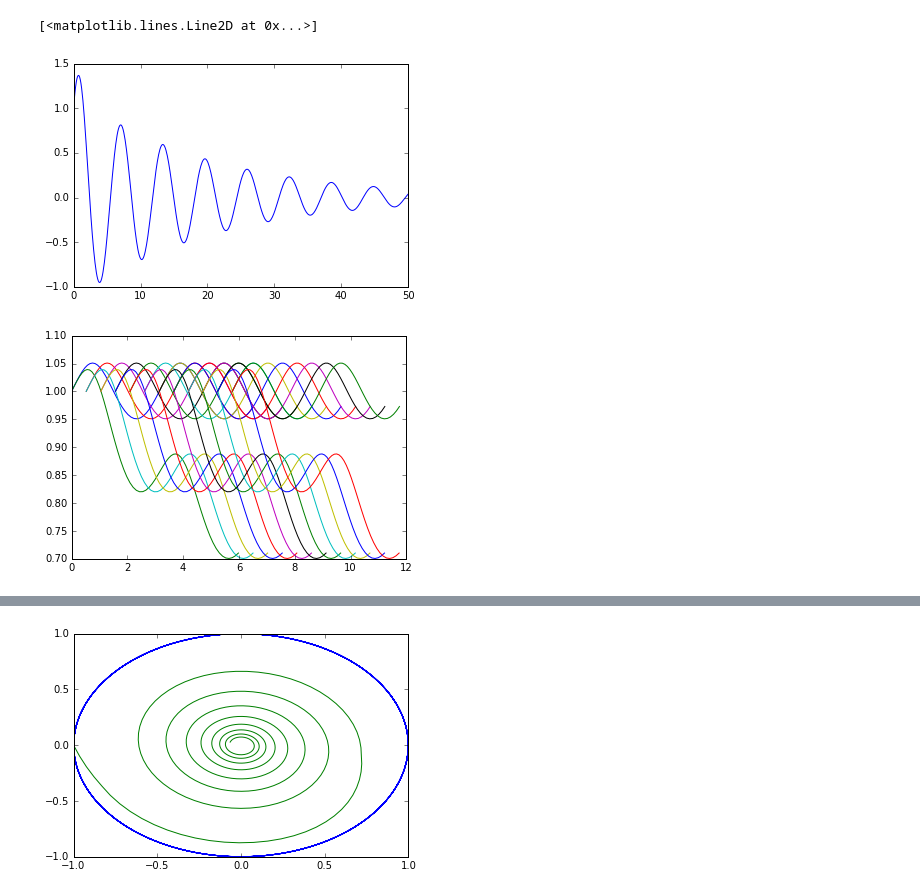
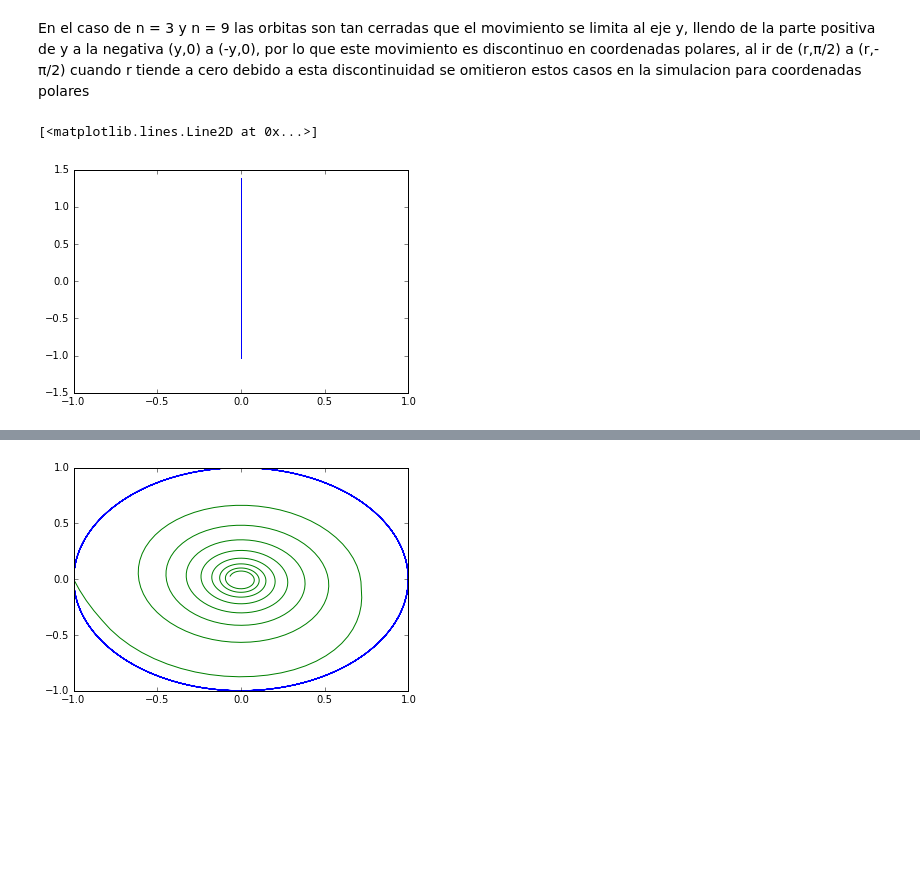
Before and after one commit to hugosl/Examen_1, a Jupyter notebook: Examen1.1.ipynb, the cells around one changed output, grey strips where cells are left out. Saved outputs shown, nothing was run; the diff lists cells and outputs as text; code cells hidden in the pictures; blank space fills up the shorter version.

```diff
--- a/Examen1.1.ipynb
+++ b/Examen1.1.ipynb
@@ -71,15 +79,11 @@ plot(t,sol_fv[:,0])
-# %%
-plot(t,sol_fv[:,1])
-# %% [output]
-[<matplotlib.lines.Line2D at 0x...>]
-[figure, removed]
-# %%
-for j in range(12):
-    p = [1,(j*pi)/6,.1,1]
-    t,sol_idp=rk4(e_mov_pol,p,[0,6])
-    t,sol_fvp=rk4(e_mov_pol,p,[0,6],fric_v)
-    plot(sol_idp[:,1],sol_idp[:,0])
-    plot(sol_fvp[:,1],sol_fvp[:,0])
-show()
-# %% [output]
-[figure, removed]
+# %% [markdown]
+En el caso de n = 3 y n = 9 las orbitas son tan cerradas que el movimiento se limita al eje y, llendo de la parte positiva de y a la negativa (y,0) a (-y,0), por lo que este movimiento es discontinuo en coordenadas polares, al ir de (r,π/2) a (r,-π/2) cuando r tiende a cero
+debido a esta discontinuidad se omitieron estos casos en la simulacion para coordenadas polares
+# %%
+p = [0,1,cos((3*pi)/6),sin((3*pi)/6)] # para n = 3 , 6 se tiene que el moviemiento se limita al eje y
+t,sol_fv=rk4(e_mov,p,[0,20],fric_v)
+xlim(-1,1)
+plot(sol_fv[:,0],sol_fv[:,1])
+# %% [output]
+[<matplotlib.lines.Line2D at 0x...>]
+[figure, added]
```
Also changed, not shown: parts of 19 cells of this notebook.
